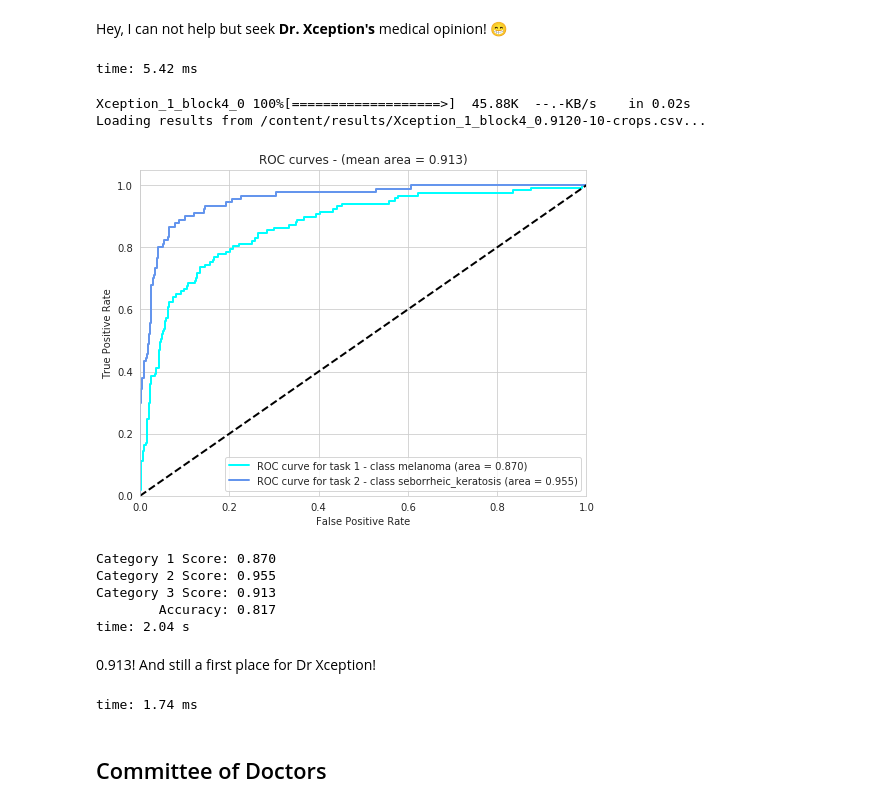
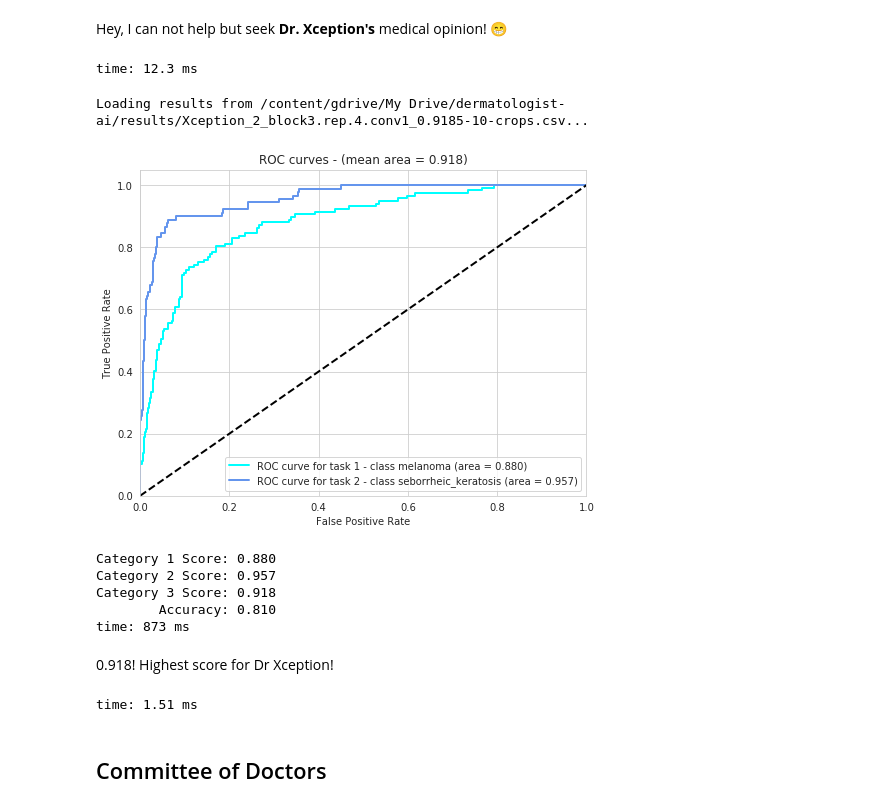
Before and after one commit to soheilpaper/dermatologist-ai, a Jupyter notebook: dermatologist_ai.ipynb, the cells around one changed output. Cells and saved outputs as stored; diff of their text form; code cells hidden in the pictures.

```diff
--- a/dermatologist_ai.ipynb
+++ b/dermatologist_ai.ipynb
@@ -26,13 +26,13 @@ def warn_download_images():
   return HTML('Please set download_images to True in Getting Started to enable this feature.')
 
 #@markdown Set *download_images* below to True if you want to train or evaluate models yourself, otherwise this notebook can work with downloaded results:
-download_images = False #@param ["False", "True"] {type:"raw"}
+download_images = True #@param ["False", "True"] {type:"raw"}
 
 #@markdown Set *download_more_images* below to True if you want to download more samples:
-download_more_images = False #@param ["False", "True"] {type:"raw"}
+download_more_images = True #@param ["False", "True"] {type:"raw"}
 
 #@markdown Set *mount_gdrive* below to True if you want to mount your own Google Drive (useful to save trained models):
-mount_gdrive = False #@param ["False", "True"] {type:"raw"}
+mount_gdrive = True #@param ["False", "True"] {type:"raw"}
 # %% [markdown]
 I understood it late, but I finally saved the best-trained models directly on Google Drive. I do not need to think about it anymore and when I reach Google Colab's 12 consecutive hours limit ... I do not just lose my models, which happened to me a few times 😉
 # %%
@@ -211,19 +202,26 @@ trained_models_files = {
 
     'Inception3_3_0.9051.pt': '1-4-NBGjBzaVLbdKyQYU35JsG7hH9dmpD',
     'Inception3_3_0.9089.pt': '1-BE3K5jyDZ21rsFpIG_22GfrCvriLM_G',
+    'Inception3_1_Mixed_5c.branch3x3dbl_1.bn_0.9126.pt': '1-nDIjuT0FY4UubhM35XCnfAoCVfJD1JI',
 
     'NASNetALarge.pt': '144_os2xtFyN9RDH-1cYiXfRd1p5hA-Gn',
     'NASNetALarge_4_0.9106.pt': '1JJLyVraQc8ojllTdU4LyyVo5mkpFtq-3',
 
-    'Xception_1_block4_0.9076.pt': '1WYvzipY-pR5Db6b2bkI8BDfv9HLc1PNt',
+    #'Xception_1_block4_0.9076.pt': '1WYvzipY-pR5Db6b2bkI8BDfv9HLc1PNt',
     'Xception_1_block4_0.9120.pt': '1308ZVjdOsMe_voKRQ5wdejMapa01g1cK',
+    'Xception_2_block3.rep.4.conv1_0.9185.pt': '1-mjjS7Hgm4knFp5W7XCY3t9DCwCHSAm1',
 
     'SENet_3_layer2.1_0.8988.pt': '1--Q3L7DkuHL3Qr8A6gJZIcP1FiOiMQm_',
 
     'InceptionV4_2_features.6.branch1.0_0.9117.pt': '1-0EXqfAEqO_sqeWW3X7Po6-yRbbVkVyu',
+    #'InceptionV4_3_features.7_0.9057.pt': '',
+    #'InceptionV4_6_features.6.branch2_0.8986.pt': '',
+    'InceptionV4_4_features.6.branch2.1.bn_0.9152.pt': '1-5caaGcjEZEm-FVfGvL-J1imdRR52OOy',
 
     'InceptionResNetV2_2_repeat.0.branch2_0.8966.pt': '1lMsnmDJFoT-xTeUM6UC3axTSaL5f9F0K',
 
-    'PNASNet5Large_1_cell_1.comb_iter_4_left_0.9058.pt': '10IM9Pp5a1T8jdxjPKnzqKMYZKi6kbtOL',
+    #'PNASNet5Large_1_cell_1.comb_iter_4_left_0.9058.pt': '10IM9Pp5a1T8jdxjPKnzqKMYZKi6kbtOL',
+    #'PNASNet5Large_0_cell_1_0.9070.pt': '',
+    'PNASNet5Large_3_cell_0.comb_iter_4_left.separable_2_0.9254.pt': '17OhGCpKNloXs8Oo6UJOT6g3HGKWE421-',
 }
 # %% [output]
@@ -504,8 +489,8 @@ def get_transform(model_name, phase, resize=0.75, n_crops=5):
                                 transforms.RandomAffine(degrees=30, translate=(0.2,0.2), scale=(0.8,1.2), shear=(-8,8)),
                                 transforms.ColorJitter(brightness=0.25, contrast=0.25, saturation=0.25, hue=0.1),
                                 ImgAugTransform(iaa.Sometimes(0.2, iaa.AdditiveGaussianNoise(loc=0, scale=(0.0, 0.15*255), per_channel=0.5, name='GaussianNoise'))),
-                                #ImgAugTransform(iaa.Sometimes(0.2, iaa.GaussianBlur(sigma=(0, 1.0), name='GaussianBlur'))),
-                                #ImgAugTransform(iaa.Sometimes(0.2, iaa.CoarseDropout((0.03, 0.15), size_percent=(0.05, 0.2), per_channel=0.2))),
+                                ImgAugTransform(iaa.Sometimes(0.2, iaa.GaussianBlur(sigma=(0, 1.0), name='GaussianBlur'))),
+                                ImgAugTransform(iaa.Sometimes(0.2, iaa.CoarseDropout((0.03, 0.15), size_percent=(0.05, 0.2), per_channel=0.2))),
                                 ImgAugTransform(iaa.Sometimes(0.2, iaa.JpegCompression(0.87))),
                                 #ImgAugTransform(iaa.Sometimes(0.2, iaa.Sharpen(alpha=(0, 1.0), lightness=(0.75, 1.5), name='Sharpen'))),
                                 transforms.RandomHorizontalFlip(),
@@ -1808,37 +1838,35 @@ time: 1.12 ms
 # %% [markdown]
 Hey, I can not help but seek __Dr. Xception's__ medical opinion! 😁
 # %%
-batch_size = {phase: 48 if phase=='train' else 16 for phase in phases}
-
-def train_xception_model():
+def train_xception_model(model=None):
 
   model, image_size = initialize_model('xception', len(classes), use_pretrained=True)
 
   return train_model(model, criterion, phase_data_dirs_resized, over_sampling=True, cv=5,
-                                  first_trained_module='block4', num_epochs=100)
+                     first_trained_module='block4', num_epochs=100, fine_tuning_module_rounds=5,
+                     n_crops_stages={5: 0.885, 10: 0.900})
 
 # uncomment the code below to train it from scratch...
-# dr_xception_model = train_xception_model()
+#dr_xception_model = train_xception_model()
 # %% [output]
-time: 5.42 ms
+time: 12.3 ms
 # %%
 # load my highest Xception score
-predictions, accuracy, best_auc, dr_xception_model = test_model(data_dir['test'] + '_resized', criterion, model_fn='Xception_1_block4_0.9120.pt')
+predictions, accuracy, best_auc, dr_xception_model = test_model(data_dir['test'] + '_resized', criterion, n_crops=10, model_fn='Xception_2_block3.rep.4.conv1_0.9185.pt')
 # %% [output]
-Xception_1_block4_0 100%[===================>]  45.88K  --.-KB/s    in 0.02s
-Loading results from /content/results/Xception_1_block4_0.9120-10-crops.csv...
+Loading results from /content/gdrive/My Drive/dermatologist-ai/results/Xception_2_block3.rep.4.conv1_0.9185-10-crops.csv...
-[figure, old version]
+[figure, new version]
-Category 1 Score: 0.870
-Category 2 Score: 0.955
-Category 3 Score: 0.913
-        Accuracy: 0.817
-time: 2.04 s
+Category 1 Score: 0.880
+Category 2 Score: 0.957
+Category 3 Score: 0.918
+        Accuracy: 0.810
+time: 873 ms
 # %% [markdown]
-0.913! And still a first place for Dr Xception!
+0.918! Highest score for Dr Xception!
 # %%
 release_model(dr_xception_model)
 # %% [output]
-time: 1.74 ms
+time: 1.51 ms
 # %% [markdown]
 ## Committee of Doctors
 # %% [markdown]
```
Also changed, not shown: parts of 97 cells of this notebook.
